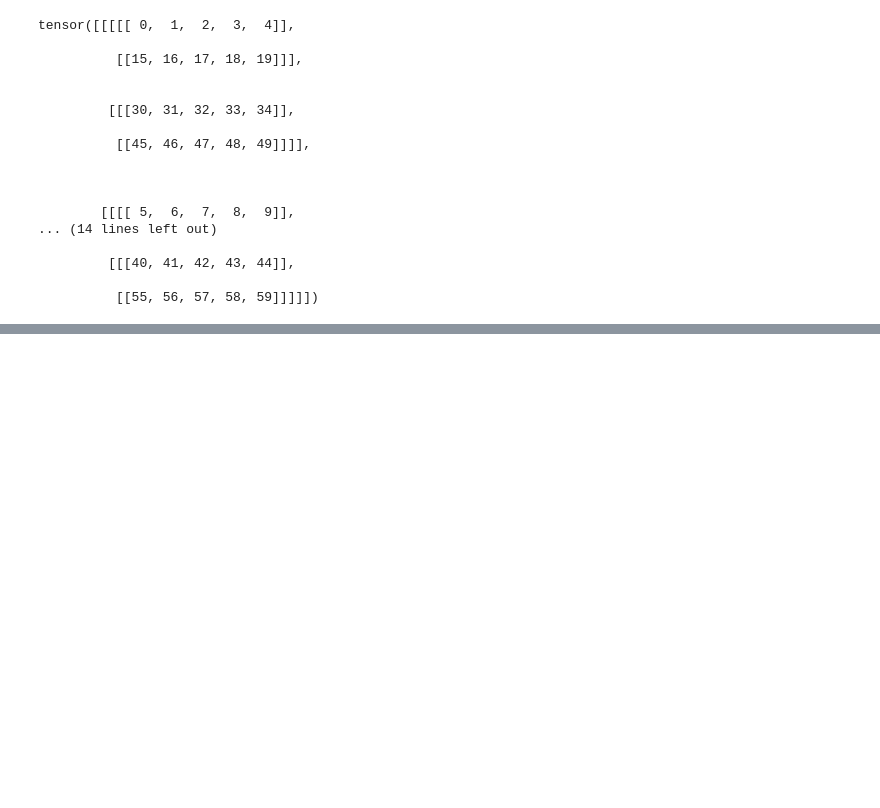
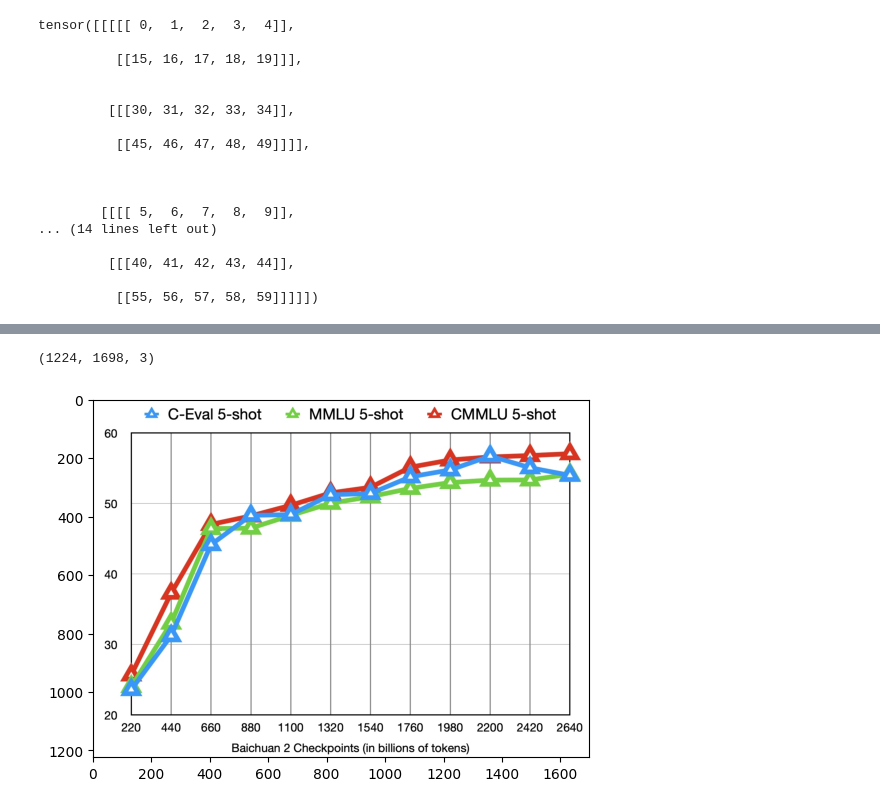
Before and after one commit to Aniwine/nlp, a Jupyter notebook: HuggingFace/Transfomers.ipynb, the cells around one changed output, grey strips where cells are left out. Saved outputs shown, nothing was run; the diff lists cells and outputs as text; code cells hidden in the pictures; blank space fills up the shorter version.

```diff
--- a/HuggingFace/Transfomers.ipynb
+++ b/HuggingFace/Transfomers.ipynb
@@ -431,0 +464,9 @@ tensor([[2, 3, 4, 5, 6, 7, 8, 9]])
+# %%
+import cv2
+img=cv2.imread(path)
+print(img.shape)
+plt.imshow(img[...,::-1])
+plt.show()
+# %% [output]
+(1224, 1698, 3)
+[figure, added]
```
Also changed, not shown: parts of 3 cells of this notebook.
